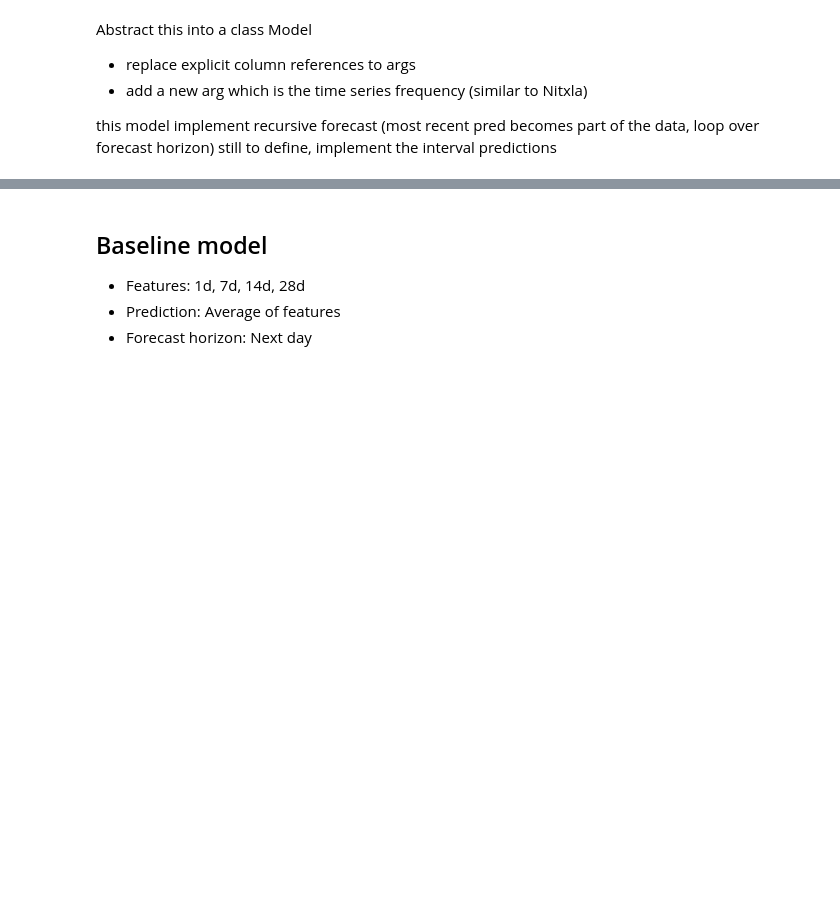
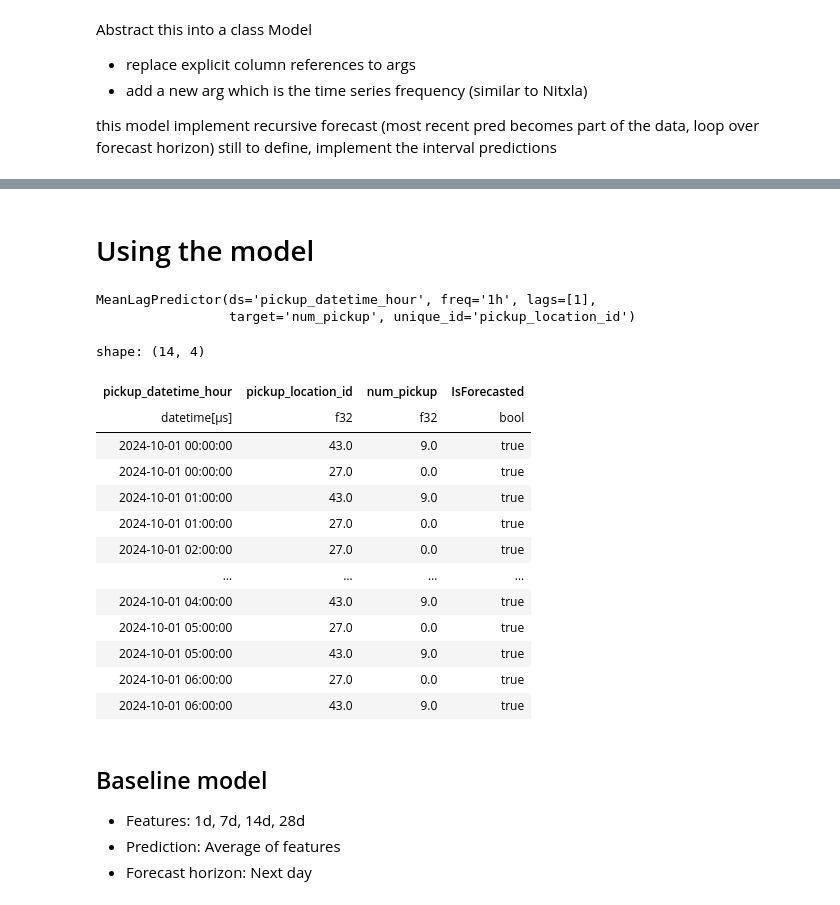
Before and after one commit to slafaurie/taxi_demand_service, a Jupyter notebook: notebooks/03_baseline_model.ipynb, the cells around one changed output, grey strips where cells are left out. Cells and saved outputs as stored; diff of their text form; code cells hidden in the pictures; blank space fills up the shorter version.

Commit message:
add forecast to mean lag model

```diff
--- a/notebooks/03_baseline_model.ipynb
+++ b/notebooks/03_baseline_model.ipynb
@@ -109 +136,39 @@ max_lag = max(n_lags)
+# %% [markdown]
+# Using the model
+# %%
+from src.mean_lag_model.pipeline import MeanLagPredictor
+
+
+
+model = MeanLagPredictor(
+    lags=[1],
+    target = 'num_pickup',
+    ds = 'pickup_datetime_hour',
+    unique_id = 'pickup_location_id',
+    freq = '1h'
+)
+
+
+
+model.fit(df)
+# %% [output]
+MeanLagPredictor(ds='pickup_datetime_hour', freq='1h', lags=[1],
+                 target='num_pickup', unique_id='pickup_location_id')
+# %%
+model.forecast(df, 7).filter(pl.col('IsForecasted'))
+# %% [output]
+shape: (14, 4)
+| pickup_datetime_hour | pickup_location_id | num_pickup | IsForecasted |
+| datetime[μs] | f32 | f32 | bool |
+| 2024-10-01 00:00:00 | 43.0 | 9.0 | true |
+| 2024-10-01 00:00:00 | 27.0 | 0.0 | true |
+| 2024-10-01 01:00:00 | 43.0 | 9.0 | true |
+| 2024-10-01 01:00:00 | 27.0 | 0.0 | true |
+| 2024-10-01 02:00:00 | 27.0 | 0.0 | true |
+| … | … | … | … |
+| 2024-10-01 04:00:00 | 43.0 | 9.0 | true |
+| 2024-10-01 05:00:00 | 27.0 | 0.0 | true |
+| 2024-10-01 05:00:00 | 43.0 | 9.0 | true |
+| 2024-10-01 06:00:00 | 27.0 | 0.0 | true |
+| 2024-10-01 06:00:00 | 43.0 | 9.0 | true |
 # %%
```
Also changed, not shown: parts of 6 cells of this notebook, 2 other files.
